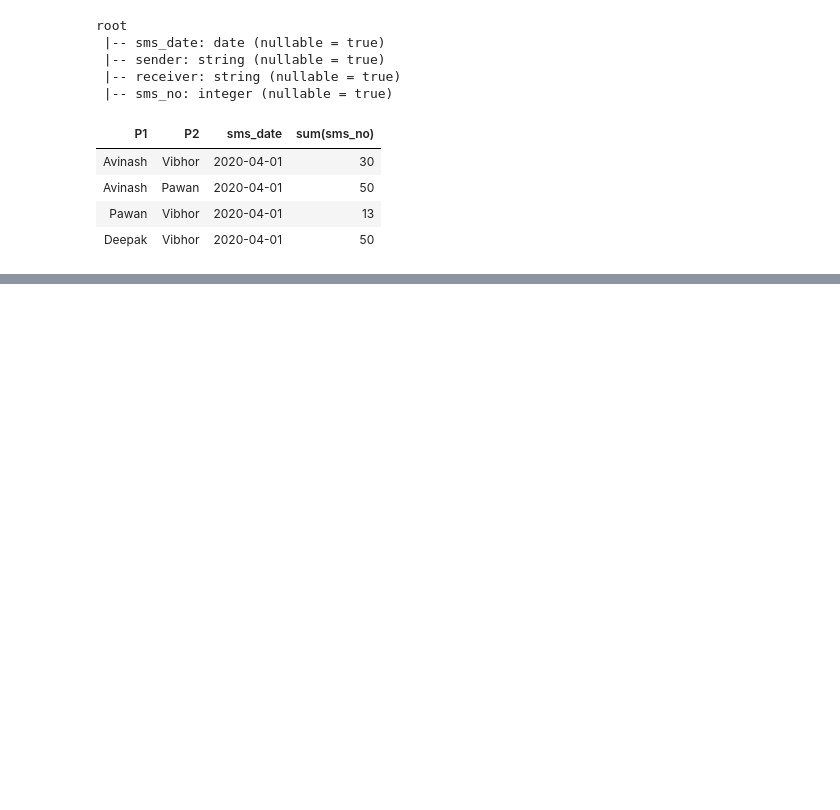
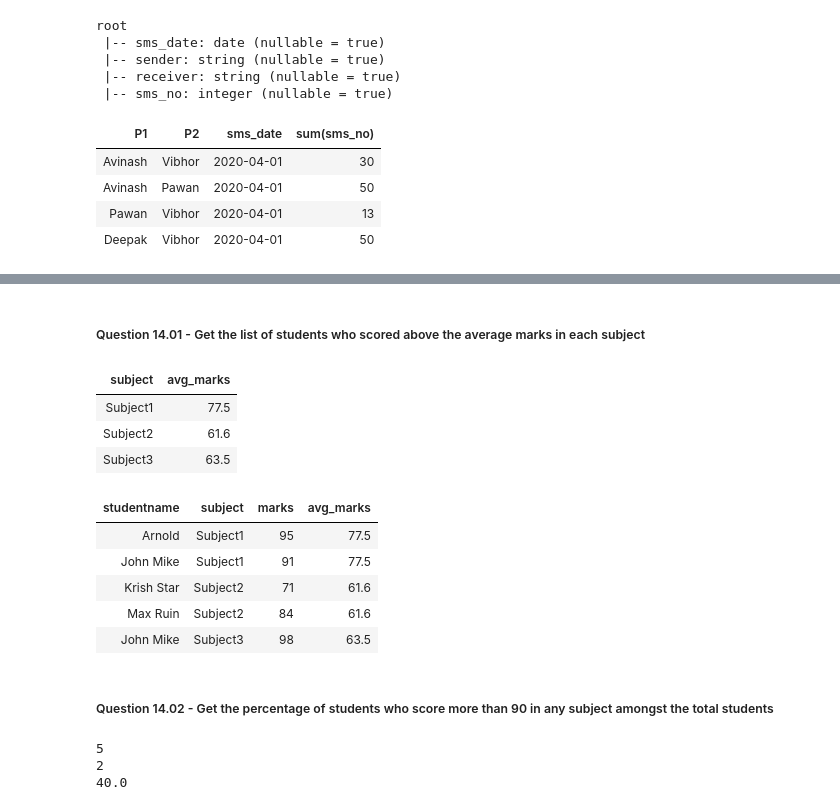
Before and after one commit to Rupam-1/SQL-Pyspark-practise_youtube, a Jupyter notebook: 04. PYSPARK - Part2.ipynb, the cells around one changed output, grey strips where cells are left out. Saved outputs shown, nothing was run; the diff lists cells and outputs as text; code cells hidden in the pictures; blank space fills up the shorter version.

```diff
--- a/04. PYSPARK - Part2.ipynb
+++ b/04. PYSPARK - Part2.ipynb
@@ -1560,0 +1619,60 @@ df.display()
+# %% [markdown]
+##### Question 14.01 - Get the list of students who scored above the average marks in each subject
+# %%
+from pyspark.sql.functions import *
+avg = students_df.groupBy(
+    "subject"
+).agg(
+    avg(col("marks")).alias("avg_marks")
+)
+avg.display()
+
+df = students_df.alias("s").join(
+    avg,
+    "subject",
+    "inner"
+).filter(
+    col("marks") > col("avg_marks")
+).select(
+    col("studentname"),
+    col("subject"),
+    col("marks"),
+    col("avg_marks")
+)
+
+df.display()
+# %% [output]
+| subject | avg_marks |
+| Subject1 | 77.5 |
+| Subject2 | 61.6 |
+| Subject3 | 63.5 |
+| studentname | subject | marks | avg_marks |
+| Arnold | Subject1 | 95 | 77.5 |
+| John Mike | Subject1 | 91 | 77.5 |
+| Krish Star | Subject2 | 71 | 61.6 |
+| Max Ruin | Subject2 | 84 | 61.6 |
+| John Mike | Subject3 | 98 | 63.5 |
+# %% [markdown]
+##### Question 14.02 - Get the percentage of students who score more than 90 in any subject amongst the total students
+# %%
+from pyspark.sql.functions import *
+
+total_students = students_df.select(
+    countDistinct("studentname")
+).collect()[0][0]
+print(total_students)
+
+students_above_90 = students_df.filter(
+    col("marks") > 90
+).select(
+    countDistinct("studentname")
+).collect()[0][0]
+print(students_above_90)
+
+percentage = 100 * students_above_90 / total_students
+
+print(percentage)
+# %% [output]
+5
+2
+40.0
```
Also changed, not shown: parts of 2 cells of this notebook.
